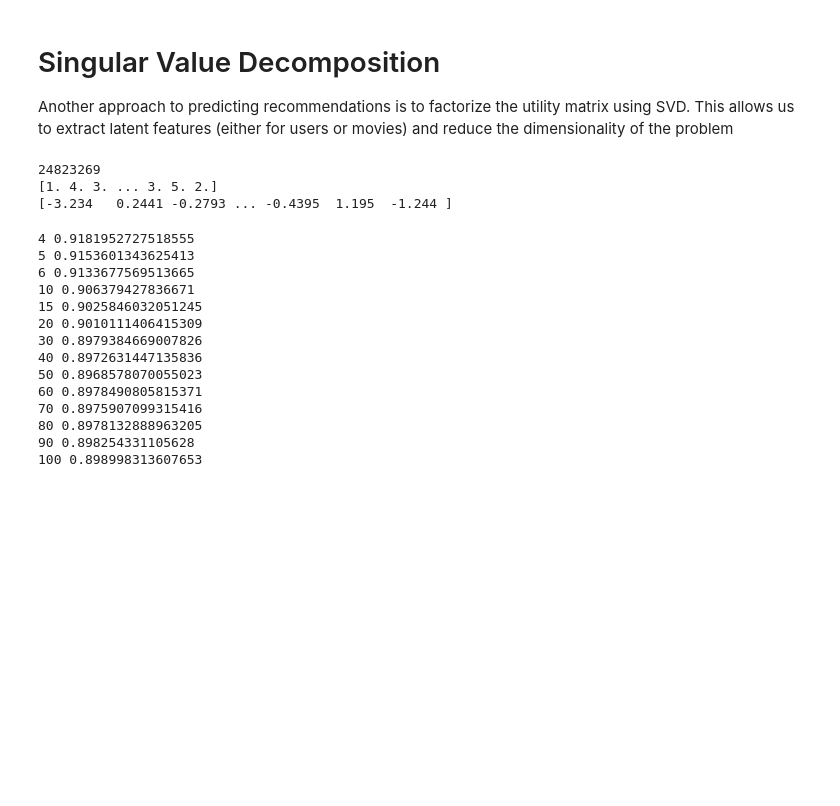
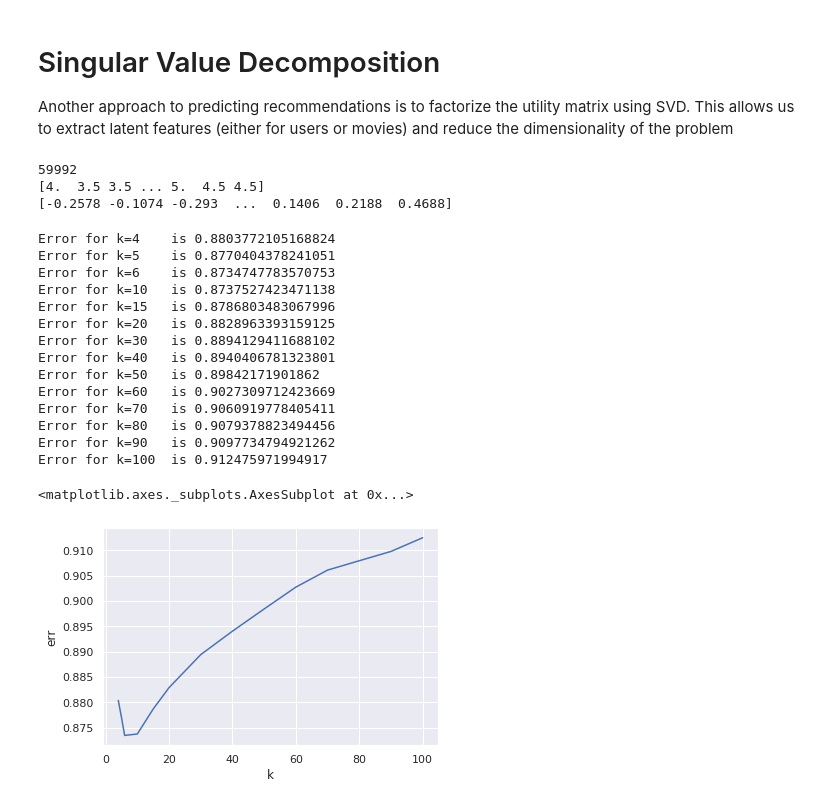
Before and after one commit to mbuszka/ml-project, a Jupyter notebook: recommendation.ipynb, the cells around one changed output. Saved outputs shown, nothing was run; the diff lists cells and outputs as text; code cells hidden in the pictures; blank space fills up the shorter version.

```diff
--- a/recommendation.ipynb
+++ b/recommendation.ipynb
@@ -88,7 +132,7 @@ Another approach to predicting recommendations is to factorize the utility
 matrix using SVD. This allows us to extract latent features (either for users or movies)
 and reduce the dimensionality of the problem
 # %%
-ratings, test = load_data(size='big', test_size=0.1)
+ratings, test = load_data(size='small', test_size=0.1)
 user_mean = ratings.groupby('userId')['rating'].mean()
 means = user_mean.loc[ratings['userId'].array].values
 print(means.size)
@@ -99,13 +143,13 @@ utility = coo_matrix(
         (ratings['rating'], (ratings['userId'], ratings['movieId']))
         ).tocsr()
 # %% [output]
-24823269
-[1. 4. 3. ... 3. 5. 2.]
-[-3.234   0.2441 -0.2793 ... -0.4395  1.195  -1.244 ]
+59992
+[4.  3.5 3.5 ... 5.  4.5 4.5]
+[-0.2578 -0.1074 -0.293  ...  0.1406  0.2188  0.4688]
 # %%
 def predict(user, movie):
     return user_mean[user] + u[user, :] @ vt[:, movie]
-
+acc = []
 for k in [4, 5, 6, 10, 15, 20, 30, 40, 50, 60, 70, 80, 90, 100]:
     u, s, vt = sa.svds(utility, k=k)
     u = u @ np.diag(s)
@@ -117,19 +161,26 @@ for k in [4, 5, 6, 10, 15, 20, 30, 40, 50, 60, 70, 80, 90, 100]:
         s += np.float64((p - r.rating) ** 2)
     s /= num_samples
     s = np.sqrt(s)
-    print(k, s)
+    acc.append({ 'k': k, 'err': s })
+    print(f'Error for k={k}\t is {s}')
+acc = pd.DataFrame(acc)
 # %% [output]
-4 0.9181952727518555
-5 0.9153601343625413
-6 0.9133677569513665
-10 0.906379427836671
-15 0.9025846032051245
-20 0.9010111406415309
-30 0.8979384669007826
-40 0.8972631447135836
-50 0.8968578070055023
-60 0.8978490805815371
-70 0.8975907099315416
-80 0.8978132888963205
-90 0.898254331105628
-100 0.898998313607653
+Error for k=4    is 0.8803772105168824
+Error for k=5    is 0.8770404378241051
+Error for k=6    is 0.8734747783570753
+Error for k=10   is 0.8737527423471138
+Error for k=15   is 0.8786803483067996
+Error for k=20   is 0.8828963393159125
+Error for k=30   is 0.8894129411688102
+Error for k=40   is 0.8940406781323801
+Error for k=50   is 0.89842171901862
+Error for k=60   is 0.9027309712423669
+Error for k=70   is 0.9060919778405411
+Error for k=80   is 0.9079378823494456
+Error for k=90   is 0.9097734794921262
+Error for k=100  is 0.912475971994917
+# %%
+sns.lineplot(data=acc, x='k', y='err')
+# %% [output]
+<matplotlib.axes._subplots.AxesSubplot at 0x...>
+[figure, added]
```
Also changed, not shown: parts of 5 cells of this notebook.
